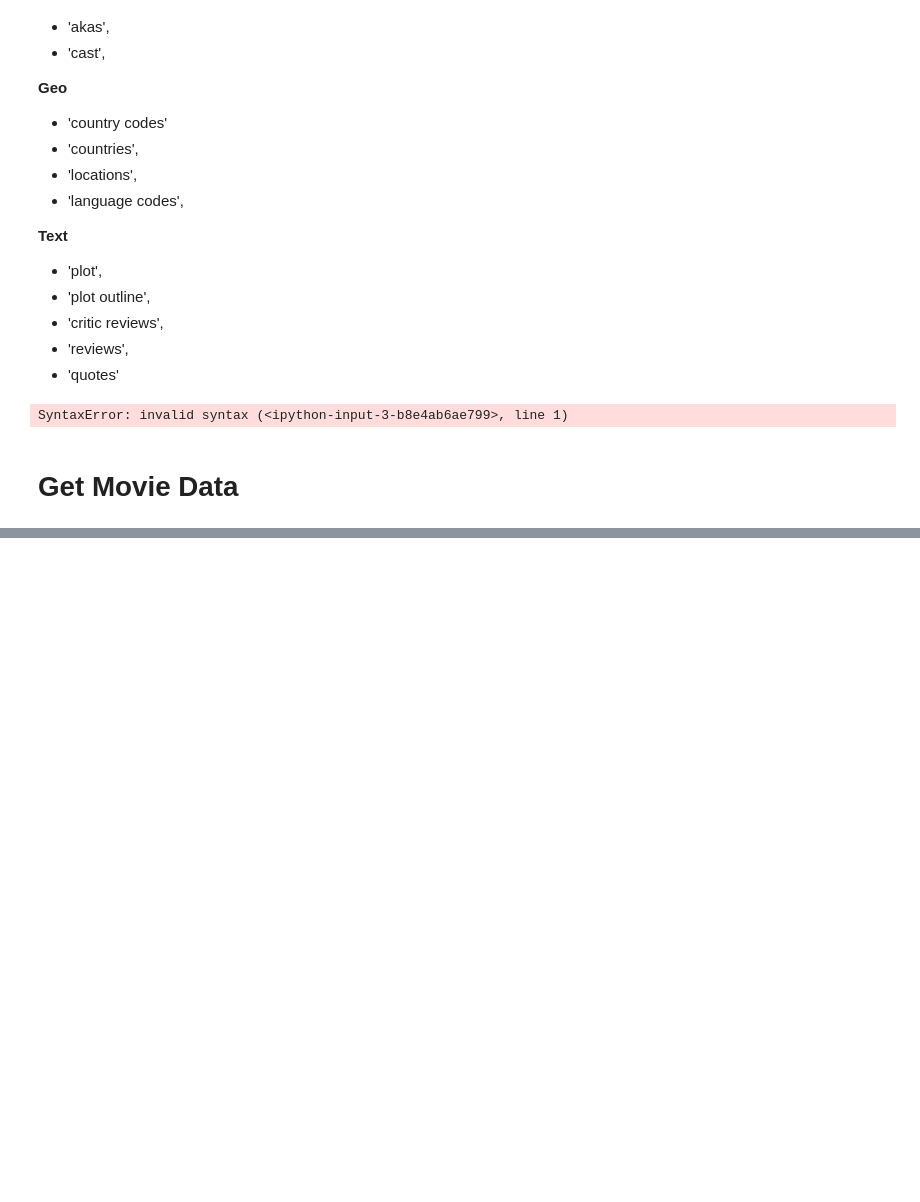
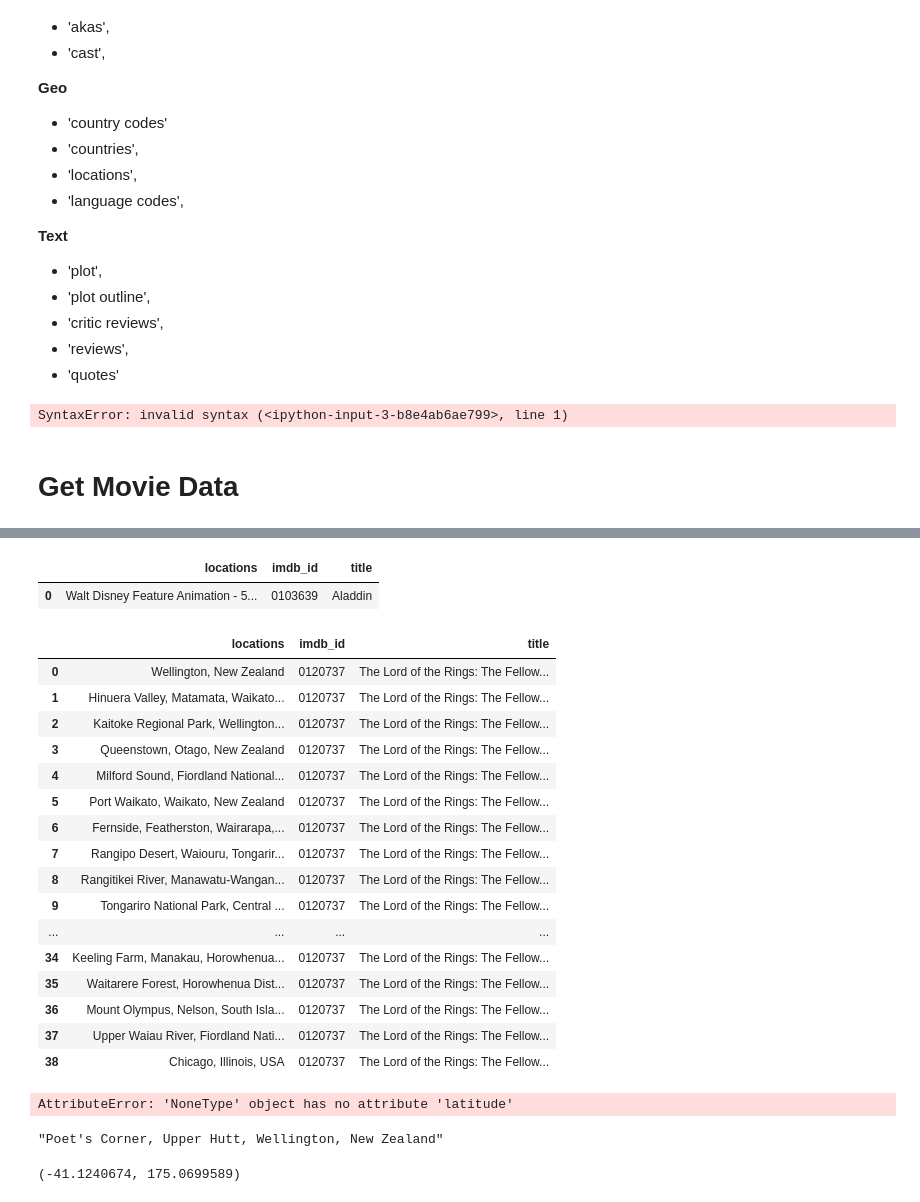
Before and after one commit to atathana/profanity_detector, a Jupyter notebook: notebooks/Movie data extraction.ipynb, the cells around one changed output, grey strips where cells are left out. Drawn from its saved outputs; the diff is of its cells as text; code cells hidden in the pictures; blank space fills up the shorter version.

```diff
--- a/notebooks/Movie data extraction.ipynb
+++ b/notebooks/Movie data extraction.ipynb
@@ -136,0 +161,29 @@ First 5 Quotes:
+# %%
+locations_df
+# %% [output]
+|  | locations | imdb_id | title |
+| 0 | Walt Disney Feature Animation - 5... | 0103639 | Aladdin |
+# %%
+locations_df
+# %% [output]
+|  | locations | imdb_id | title |
+| 0 | Wellington, New Zealand | 0120737 | The Lord of the Rings: The Fellow... |
+| 1 | Hinuera Valley, Matamata, Waikato... | 0120737 | The Lord of the Rings: The Fellow... |
+| 2 | Kaitoke Regional Park, Wellington... | 0120737 | The Lord of the Rings: The Fellow... |
+| 3 | Queenstown, Otago, New Zealand | 0120737 | The Lord of the Rings: The Fellow... |
+| 4 | Milford Sound, Fiordland National... | 0120737 | The Lord of the Rings: The Fellow... |
+| 5 | Port Waikato, Waikato, New Zealand | 0120737 | The Lord of the Rings: The Fellow... |
+| 6 | Fernside, Featherston, Wairarapa,... | 0120737 | The Lord of the Rings: The Fellow... |
+| 7 | Rangipo Desert, Waiouru, Tongarir... | 0120737 | The Lord of the Rings: The Fellow... |
+| 8 | Rangitikei River, Manawatu-Wangan... | 0120737 | The Lord of the Rings: The Fellow... |
+| 9 | Tongariro National Park, Central ... | 0120737 | The Lord of the Rings: The Fellow... |
+| ... | ... | ... | ... |
+| 34 | Keeling Farm, Manakau, Horowhenua... | 0120737 | The Lord of the Rings: The Fellow... |
+| 35 | Waitarere Forest, Horowhenua Dist... | 0120737 | The Lord of the Rings: The Fellow... |
+| 36 | Mount Olympus, Nelson, South Isla... | 0120737 | The Lord of the Rings: The Fellow... |
+| 37 | Upper Waiau River, Fiordland Nati... | 0120737 | The Lord of the Rings: The Fellow... |
+| 38 | Chicago, Illinois, USA | 0120737 | The Lord of the Rings: The Fellow... |
+# %%
+locations = get_geolocation_data(locations_df)
+# %% [output]
+AttributeError: 'NoneType' object has no attribute 'latitude'
@@ -136,0 +192,8 @@ First 5 Quotes:
+# %%
+location
+# %% [output]
+"Poet's Corner, Upper Hutt, Wellington, New Zealand"
+# %%
+get_coordinates(location)
+# %% [output]
+(-41.1240674, 175.0699589)
```
Also changed, not shown: parts of 15 cells of this notebook, 2 other files.
